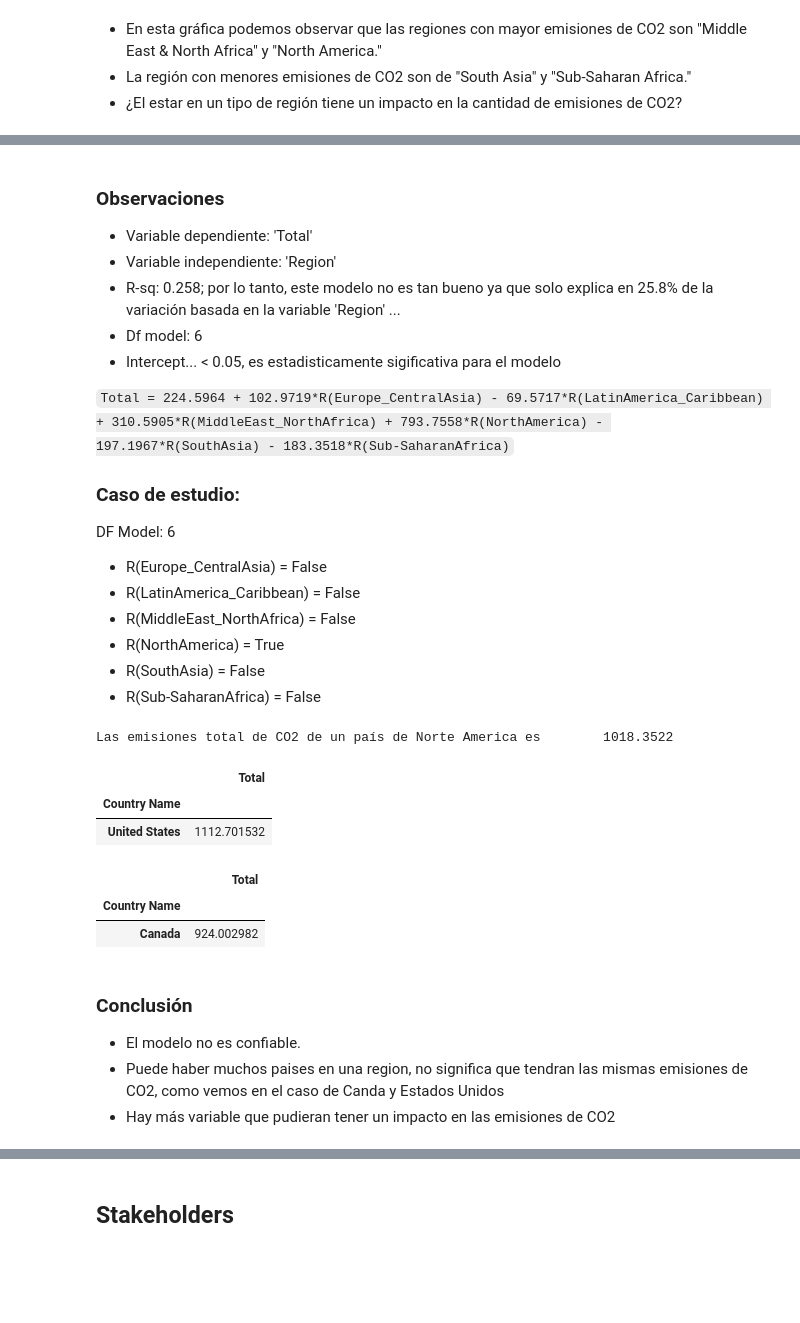
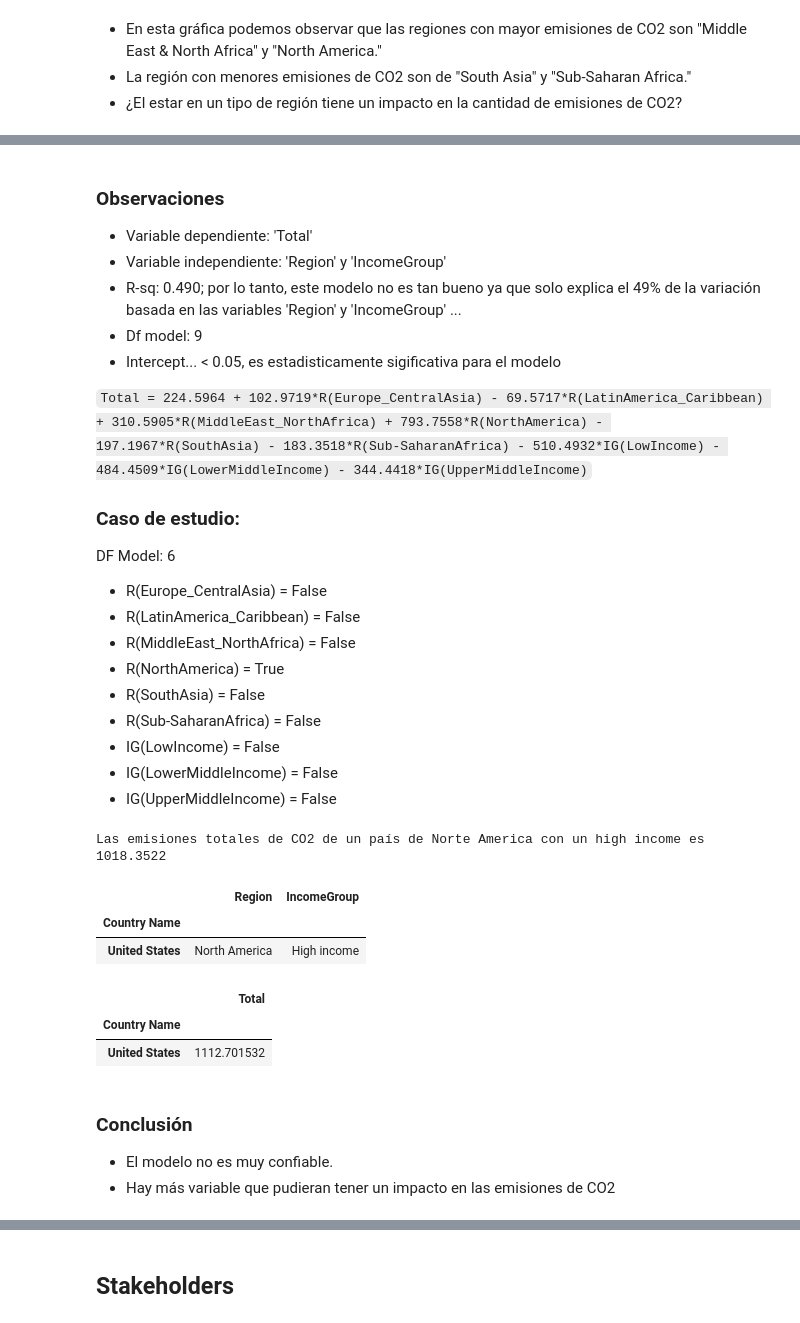
Before and after one commit to a01720514/VisualizacionDeDatos, a Jupyter notebook: A10_A01720514 (2).ipynb, the cells around one changed output, grey strips where cells are left out. Cells and saved outputs as stored; diff of their text form; code cells hidden in the pictures; blank space fills up the shorter version.

```diff
--- a/A10_A01720514 (2).ipynb
+++ b/A10_A01720514 (2).ipynb
@@ -283,13 +317,13 @@ Notes:
 # %% [markdown]
 ### Observaciones
 * Variable dependiente: 'Total'
-* Variable independiente: 'Region'
-* R-sq: 0.258; por lo tanto, este modelo no es tan bueno ya que solo explica en 25.8% de la variación basada en la variable 'Region'
+* Variable independiente: 'Region' y 'IncomeGroup'
+* R-sq: 0.490; por lo tanto, este modelo no es tan bueno ya que solo explica el 49% de la variación basada en las variables 'Region' y 'IncomeGroup'
 ...
-* Df model: 6
+* Df model: 9
 * Intercept... < 0.05,  es estadisticamente sigificativa para el modelo
 
-` Total = 224.5964 + 102.9719*R(Europe_CentralAsia) - 69.5717*R(LatinAmerica_Caribbean) + 310.5905*R(MiddleEast_NorthAfrica) + 793.7558*R(NorthAmerica) - 197.1967*R(SouthAsia) - 183.3518*R(Sub-SaharanAfrica) `
+` Total = 224.5964 + 102.9719*R(Europe_CentralAsia) - 69.5717*R(LatinAmerica_Caribbean) + 310.5905*R(MiddleEast_NorthAfrica) + 793.7558*R(NorthAmerica) - 197.1967*R(SouthAsia) - 183.3518*R(Sub-SaharanAfrica) - 510.4932*IG(LowIncome) - 484.4509*IG(LowerMiddleIncome) - 344.4418*IG(UpperMiddleIncome) `
 
 ### Caso de estudio:
 DF Model: 6
@@ -299,23 +333,25 @@ DF Model: 6
 * R(NorthAmerica) = True
 * R(SouthAsia) = False
 * R(Sub-SaharanAfrica) = False
+* IG(LowIncome) = False
+* IG(LowerMiddleIncome) = False
+* IG(UpperMiddleIncome) = False
 # %%
-print('Las emisiones total de CO2 de un país de Norte America es \t', 224.5964 + 102.9719*0 - 69.5717*0 + 310.5905*0 + 793.7558*1 - 197.1967*0 - 183.3518*0)
+print('Las emisiones totales de CO2 de un país de Norte America con un high income es \t', 224.5964 + 102.9719*0 - 69.5717*0 + 310.5905*0 + 793.7558*1 - 197.1967*0 - 183.3518*0- 510.4932*0 - 484.4509*0 - 344.4418*0 )
 
-df.iloc[-11:-10,64:]
+df.iloc[-11:-10,1:3]
 # %% [output]
-Las emisiones total de CO2 de un país de Norte America es        1018.3522
+Las emisiones totales de CO2 de un país de Norte America con un high income es   1018.3522
-|  | Total |
-| Country Name |  |
-| United States | 1112.701532 |
+|  | Region | IncomeGroup |
+| Country Name |  |  |
+| United States | North America | High income |
 # %%
-df.iloc[29:30,64:]
+df.iloc[-11:-10,64:]
 # %% [output]
 |  | Total |
 | Country Name |  |
-| Canada | 924.002982 |
+| United States | 1112.701532 |
 # %% [markdown]
 ### Conclusión
-* El modelo no es confiable.
-* Puede haber muchos paises en una region, no significa que tendran las mismas emisiones de CO2, como vemos en el caso de Canda y Estados Unidos
+* El modelo no es muy confiable.
 * Hay más variable que pudieran tener un impacto en las emisiones de CO2
```
Also changed, not shown: parts of 12 cells of this notebook.
